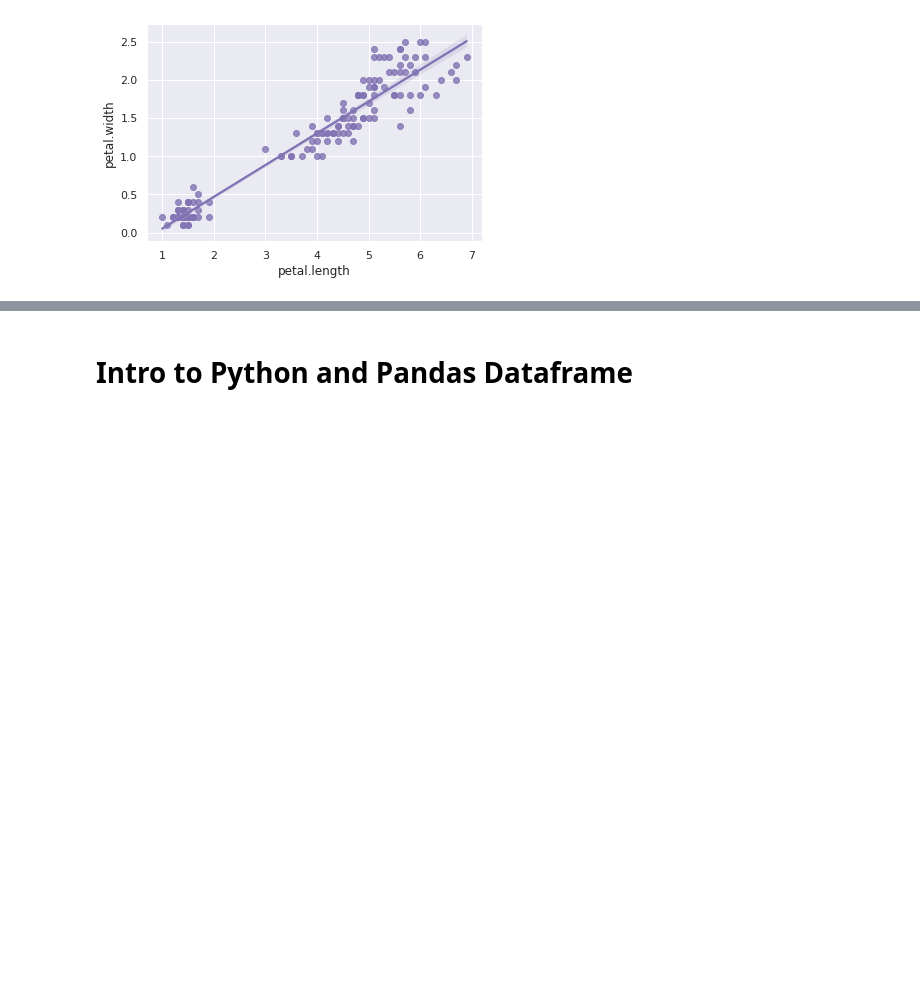
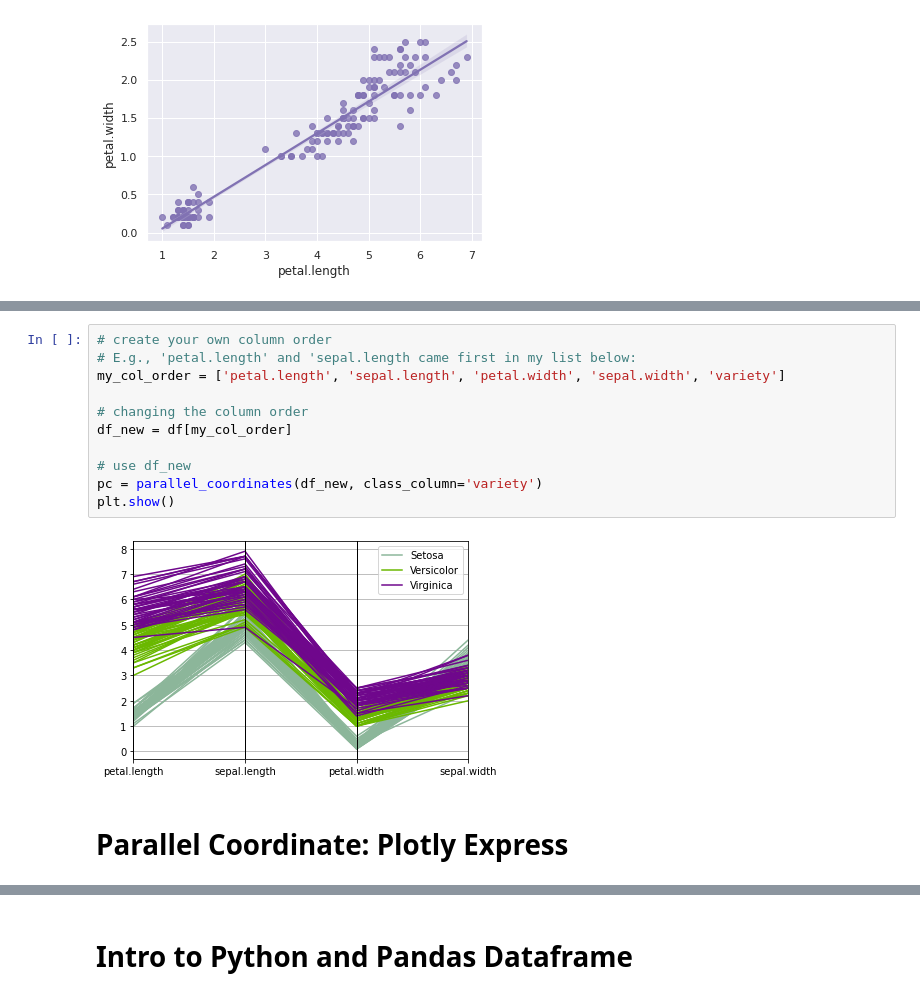
Before and after one commit to jessiejxyu2/ist526-1, a Jupyter notebook: starter_code.ipynb, the cells around one changed output, grey strips where cells are left out. Saved outputs shown, nothing was run; the diff lists cells and outputs as text; blank space fills up the shorter version.

```diff
--- a/starter_code.ipynb
+++ b/starter_code.ipynb
@@ -178,0 +335,15 @@ plt.show()
+# %%
+# create your own column order
+# E.g., 'petal.length' and 'sepal.length came first in my list below:
+my_col_order = ['petal.length', 'sepal.length', 'petal.width', 'sepal.width', 'variety']
+
+# changing the column order
+df_new = df[my_col_order]
+
+# use df_new
+pc = parallel_coordinates(df_new, class_column='variety')
+plt.show()
+# %% [output]
+[figure, added]
+# %% [markdown]
+# Parallel Coordinate: Plotly Express
```
Also changed, not shown: parts of 47 cells of this notebook.
